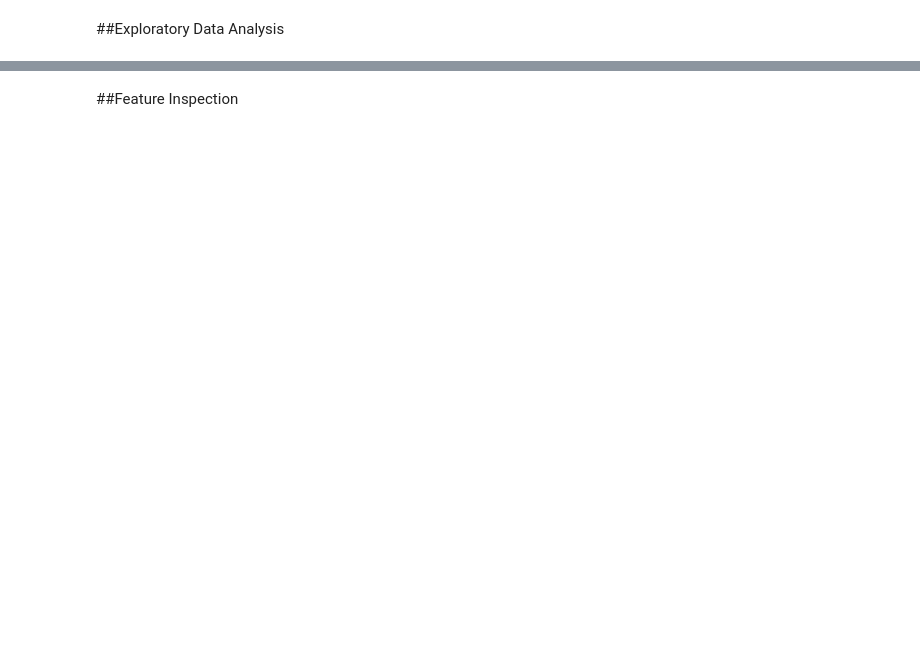
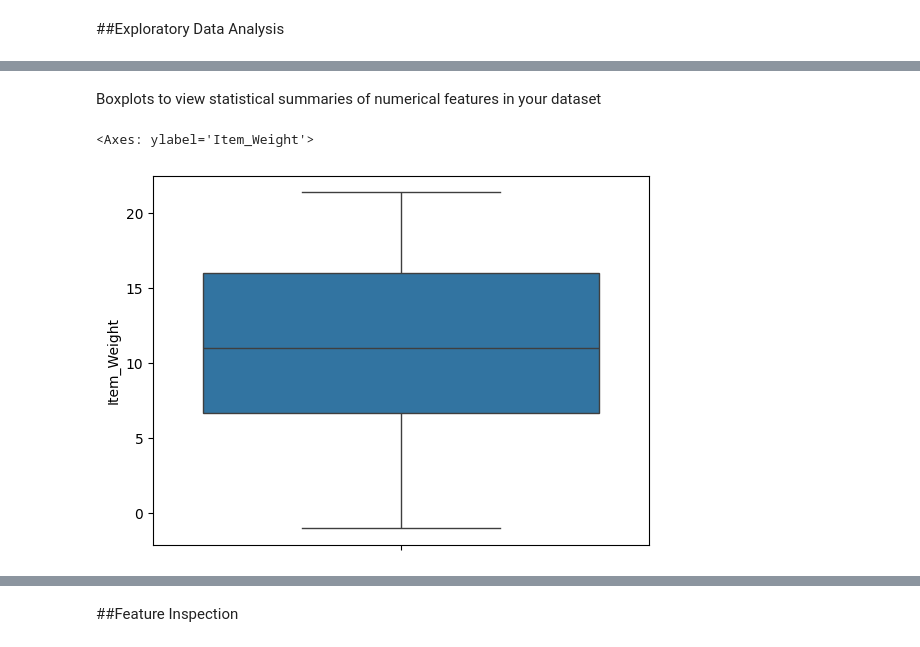
Before and after one commit to shahdabuhassanien/Prediction-of-Product-Sales, a Jupyter notebook: Prediction_of_Product_Sales.ipynb, the cells around one changed output, grey strips where cells are left out. Cells and saved outputs as stored; diff of their text form; code cells hidden in the pictures; blank space fills up the shorter version.

```diff
--- a/Prediction_of_Product_Sales.ipynb
+++ b/Prediction_of_Product_Sales.ipynb
@@ -16,0 +94,4 @@ df.info()
+# %%
+# fill missing value of item wight with -1
+df["Item_Weight"]=df["Item_Weight"].fillna(-1)
+df["Item_Weight"].isna().sum()
@@ -16,0 +100,3 @@ df.info()
+# %%
+df["Outlet_Size"]=df["Outlet_Size"].fillna("MISSING")
+df["Item_Weight"].isna().sum()
@@ -16,0 +132,7 @@ df.info()
+# %%
+# fix inconsistent
+df['Item_Fat_Content']=df['Item_Fat_Content'].replace(["LF","Low Fat"],"low fat")
+df['Item_Fat_Content']=df['Item_Fat_Content'].replace("reg","Regular")
+
+# check
+df["Item_Fat_Content"].value_counts()
@@ -18,0 +182,7 @@ df.info()
+# %% [markdown]
+Boxplots to view statistical summaries of numerical features in your dataset
+# %%
+sns.boxplot(data=df,y="Item_Weight")
+# %% [output]
+<Axes: ylabel='Item_Weight'>
+[figure, added]
```
Also changed, not shown: parts of 25 cells of this notebook.
